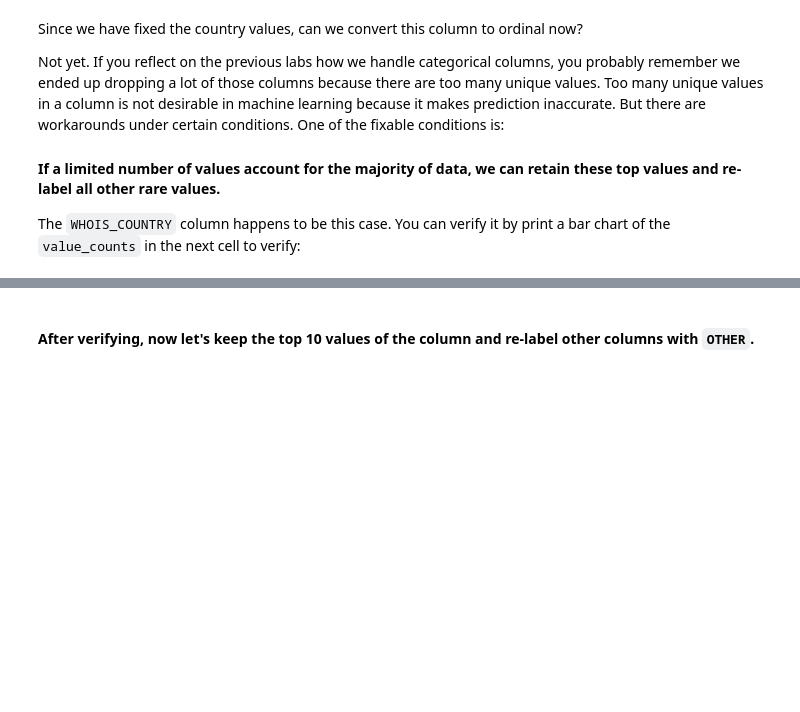
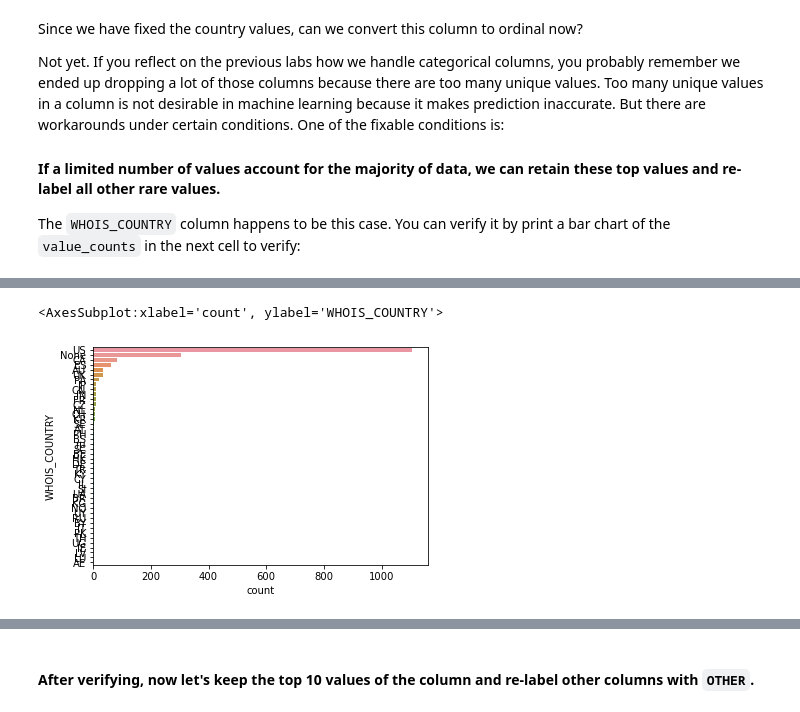
Before and after one commit to ta-data-remote/lab-supervised-learning, a Jupyter notebook: your-code/main.ipynb, the cells around one changed output, grey strips where cells are left out. Saved outputs shown, nothing was run; the diff lists cells and outputs as text; code cells hidden in the pictures; blank space fills up the shorter version.

```diff
--- a/your-code/main.ipynb
+++ b/your-code/main.ipynb
@@ -142,0 +297,3 @@ dtype: int64
+# %%
+data1 = data1.drop(["CONTENT_LENGTH"], axis = 1)
+data1.isna().sum()
@@ -143,2 +315,4 @@ dtype: int64
 # %%
 # Your comment here
+data1 = data1.dropna()
+data1.isna().sum()
@@ -192,0 +380,3 @@ How to handle string columns is always case by case. Let's start by working on `
+# %%
+data1["WHOIS_COUNTRY"]= data1["WHOIS_COUNTRY"].replace({'Cyprus': 'CY', 'us': 'US', 'se': 'SE', 'United Kingdom': 'UK',"[u'GB'; u'UK']":"UK","GB":"UK"})
+data1["WHOIS_COUNTRY"]
@@ -205,0 +404,6 @@ The `WHOIS_COUNTRY` column happens to be this case. You can verify it by print a
+# %%
+# Your code here
+sn.countplot(data = data1, y="WHOIS_COUNTRY", order = data1.WHOIS_COUNTRY.value_counts().index)
+# %% [output]
+<AxesSubplot:xlabel='count', ylabel='WHOIS_COUNTRY'>
+[figure, added]
```
Also changed, not shown: parts of 70 cells of this notebook.
